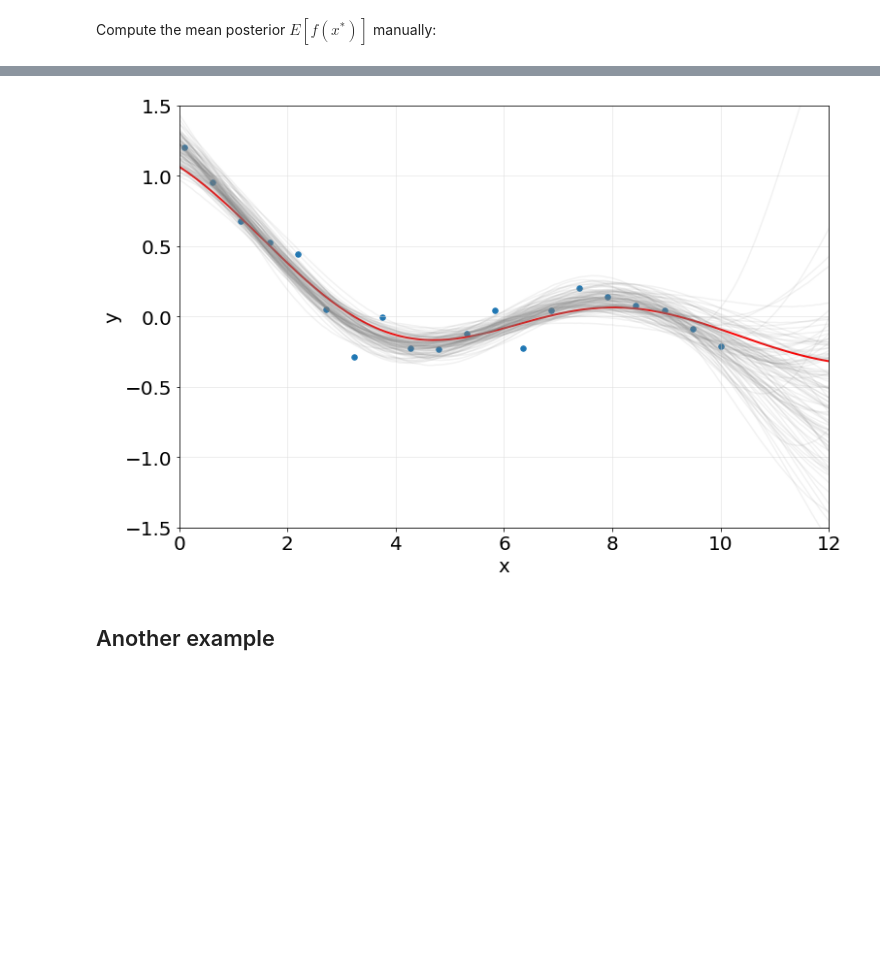
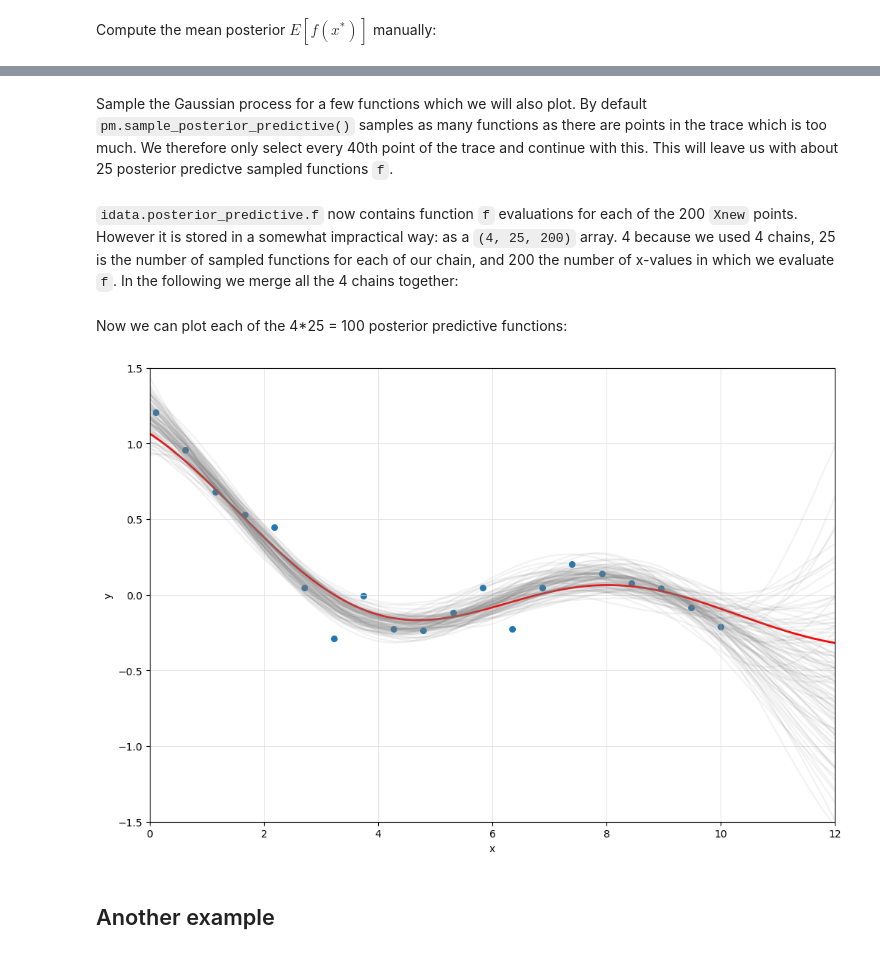
Before and after one commit to JorisDeRidder/DataAnalysisInPhysicsAndAstronomy, a Jupyter notebook: Notebooks/ExampleNotebook9_GaussianProcesses.ipynb, the cells around one changed output, grey strips where cells are left out. Cells and saved outputs as stored; diff of their text form; code cells hidden in the pictures; blank space fills up the shorter version.

```diff
--- a/Notebooks/ExampleNotebook9_GaussianProcesses.ipynb
+++ b/Notebooks/ExampleNotebook9_GaussianProcesses.ipynb
@@ -70,8 +68,8 @@ with pm.Model() as myModel:
     covarianceFunction = gp.cov.ExpQuad(dim, ls=lam)
     myGP = gp.Marginal(cov_func = covarianceFunction)
     sigma = pm.HalfCauchy('sigma', 1)
-    likelihood = myGP.marginal_likelihood('y', X=X, y=y, noise=sigma)
-    trace = pm.sample(chains=4, cores=2, return_inferencedata=True)
+    likelihood = myGP.marginal_likelihood('y', X=X, y=y, sigma=sigma)
+    idata = pm.sample(1000, chains=4, cores=2, return_inferencedata=True)                  # inference data object
 # %% [output]
 Auto-assigning NUTS sampler...
 Initializing NUTS using jitter+adapt_diag...
@@ -106,7 +103,7 @@ N = len(x)
 cov = gp.cov.ExpQuad(1, MAP['lambda'])
 K = cov(X)
 Kstar = cov(X, Xnew)
-Knoise = K + MAP['sigma'] * tt.eye(N)
+Knoise = K + MAP['sigma'] * np.eye(N)
 
 L = np.linalg.cholesky(Knoise.eval())
 A = np.linalg.solve(L.T, np.linalg.solve(L, y))
@@ -122,17 +111,31 @@ with myModel:
+# %% [markdown]
+Sample the Gaussian process for a few functions which we will also plot. By default `pm.sample_posterior_predictive()` samples as many functions as there are points in the trace which is too much. We therefore only select every 40th point of the trace and continue with this. This will leave us with about 25 posterior predictve sampled functions `f`.
+# %%
+with myModel:
+    f = myGP.conditional('f', Xnew)
+    thinned = idata.sel(draw=slice(None, None, 40))                                                      # Only for every 40th point. To speed up, and to make the plot more clear.
+    idata.extend(pm.sample_posterior_predictive(thinned, var_names=['f']))
+# %% [markdown]
+`idata.posterior_predictive.f` now contains function `f` evaluations for each of the 200 `Xnew` points. However it is stored in a somewhat impractical way: as a `(4, 25, 200)` array. 4 because we used 4 chains, 25 is the number of sampled functions for each of our chain, and 200 the number of x-values in which we evaluate `f`. In the following we merge all the 4 chains together:
+# %%
+Nchains, Nsamples, Nxvalues = idata.posterior_predictive.f.shape
+post_pred_dist = np.array(idata.posterior_predictive.f).transpose().reshape(Nxvalues, Nchains*Nsamples)
+# %% [markdown]
+Now we can plot each of the 4*25 = 100 posterior predictive functions:
 # %%
 fig, ax = plt.subplots(1,1, figsize=(12,8))
 plt.plot(Xnew, meanPosterior, c='red', linewidth=2)
 ax.scatter(x,y,s=30,c="C0")
-plt.plot(Xnew, posteriorPredictive['f'].T, c='grey', alpha=0.1)
+plt.plot(Xnew, post_pred_dist, c='grey', alpha=0.1)
 
 ax.set_xlabel("x")
 ax.set_ylabel("y")
 ax.grid(True, color='gainsboro', linestyle='-', linewidth=0.5)
 ax.set_xlim(0, 12)
 ax.set_ylim(-1.5, 1.5)
 plt.show()
 # %% [output]
-[figure, old version]
+[figure, new version]
 # %% [markdown]
 ## Another example
 # %% [markdown]
```
Also changed, not shown: parts of 24 cells of this notebook, 3 other files.
